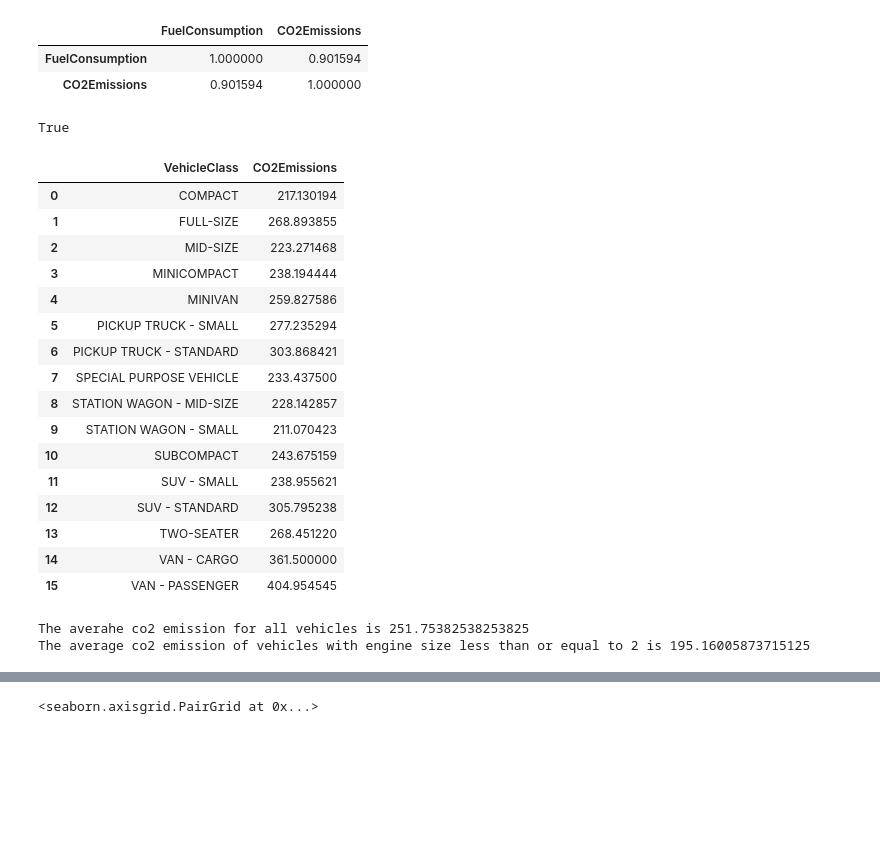
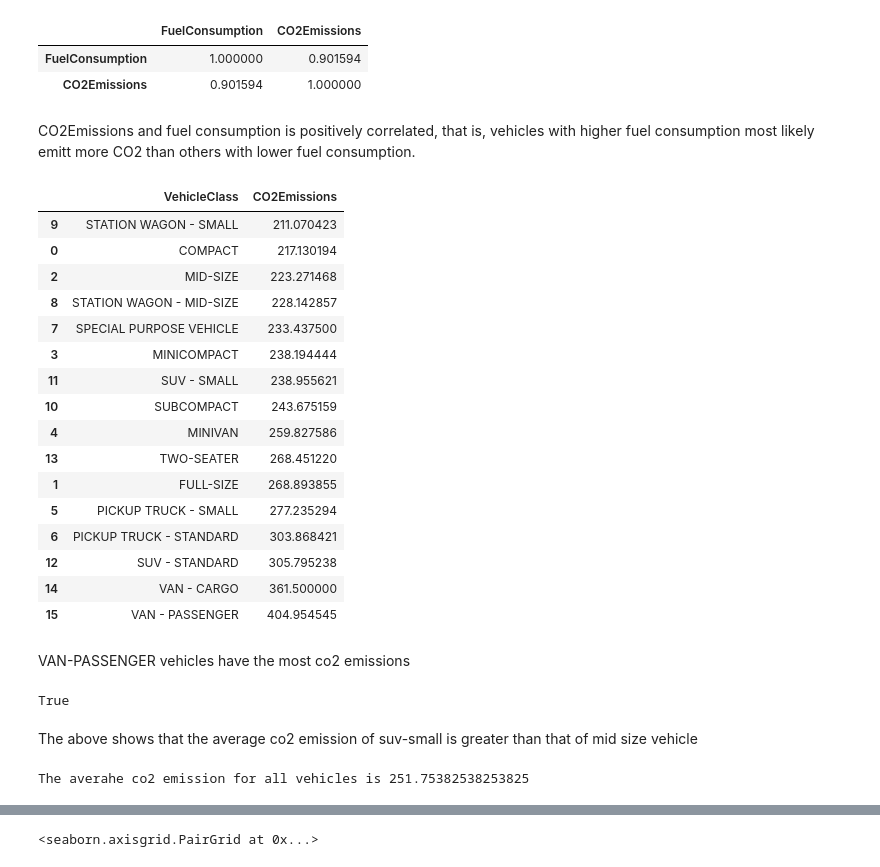
Before and after one commit to i-am-christy/co2_emissions_analysis, a Jupyter notebook: co2_emissions.ipynb, the cells around one changed output, grey strips where cells are left out. Drawn from its saved outputs; the diff is of its cells as text; code cells hidden in the pictures; blank space fills up the shorter version.

```diff
--- a/co2_emissions.ipynb
+++ b/co2_emissions.ipynb
@@ -65,41 +112,44 @@ emissions[["FuelConsumption", "CO2Emissions"]].corr()
 |  | FuelConsumption | CO2Emissions |
 | FuelConsumption | 1.000000 | 0.901594 |
 | CO2Emissions | 0.901594 | 1.000000 |
+# %% [markdown]
+CO2Emissions and fuel consumption is positively correlated, that is, vehicles with higher fuel consumption most likely emitt more CO2 than others with lower fuel consumption.
 # %%
 #average of co2 emission by vehicle class
 avg_co2_by_vehicle = emissions.groupby(["VehicleClass"])["CO2Emissions"].mean()
 avg_co2 = pd.DataFrame(data=avg_co2_by_vehicle, index=None, columns=["CO2Emissions"])
-#comparing the co2 emissions avg between suv-small and mid size
 avg_co2 =  avg_co2.reset_index()
-list(avg_co2[avg_co2["VehicleClass"] == "SUV - SMALL"]["CO2Emissions"])>list(avg_co2[avg_co2["VehicleClass"] == "MID-SIZE"]["CO2Emissions"])
+avg_co2.sort_values("CO2Emissions")
 # %% [output]
-True
+|  | VehicleClass | CO2Emissions |
+| 9 | STATION WAGON - SMALL | 211.070423 |
+| 0 | COMPACT | 217.130194 |
+| 2 | MID-SIZE | 223.271468 |
+| 8 | STATION WAGON - MID-SIZE | 228.142857 |
+| 7 | SPECIAL PURPOSE VEHICLE | 233.437500 |
+| 3 | MINICOMPACT | 238.194444 |
+| 11 | SUV - SMALL | 238.955621 |
+| 10 | SUBCOMPACT | 243.675159 |
+| 4 | MINIVAN | 259.827586 |
+| 13 | TWO-SEATER | 268.451220 |
+| 1 | FULL-SIZE | 268.893855 |
+| 5 | PICKUP TRUCK - SMALL | 277.235294 |
+| 6 | PICKUP TRUCK - STANDARD | 303.868421 |
+| 12 | SUV - STANDARD | 305.795238 |
+| 14 | VAN - CARGO | 361.500000 |
+| 15 | VAN - PASSENGER | 404.954545 |
-# %%
-avg_co2
-# %% [output]
-|  | VehicleClass | CO2Emissions |
-| 0 | COMPACT | 217.130194 |
-| 1 | FULL-SIZE | 268.893855 |
-| 2 | MID-SIZE | 223.271468 |
-| 3 | MINICOMPACT | 238.194444 |
-| 4 | MINIVAN | 259.827586 |
-| 5 | PICKUP TRUCK - SMALL | 277.235294 |
-| 6 | PICKUP TRUCK - STANDARD | 303.868421 |
-| 7 | SPECIAL PURPOSE VEHICLE | 233.437500 |
-| 8 | STATION WAGON - MID-SIZE | 228.142857 |
-| 9 | STATION WAGON - SMALL | 211.070423 |
-| 10 | SUBCOMPACT | 243.675159 |
-| 11 | SUV - SMALL | 238.955621 |
-| 12 | SUV - STANDARD | 305.795238 |
-| 13 | TWO-SEATER | 268.451220 |
-| 14 | VAN - CARGO | 361.500000 |
-| 15 | VAN - PASSENGER | 404.954545 |
+# %% [markdown]
+VAN-PASSENGER vehicles have the most co2 emissions
+# %%
+#comparing the co2 emissions avg between suv-small and mid size
+list(avg_co2[avg_co2["VehicleClass"] == "SUV - SMALL"]["CO2Emissions"])>list(avg_co2[avg_co2["VehicleClass"] == "MID-SIZE"]["CO2Emissions"])
+# %% [output]
+True
+# %% [markdown]
+The above shows that the average co2 emission of suv-small is greater than that of mid size vehicle
 # %%
-#calculating the average
+#calculating the average co2 emissions for all vehicles
 avg_co2_for_all = emissions["CO2Emissions"].mean()
 print(f"The averahe co2 emission for all vehicles is {avg_co2_for_all}")
-enginelt2 = emissions[(emissions["EngineSize"] < 2.0 )| (emissions["EngineSize"] == 2.0)]
-print(f'The average co2 emission of vehicles with engine size less than or equal to 2 is {enginelt2["CO2Emissions"].mean()}')
 # %% [output]
 The averahe co2 emission for all vehicles is 251.75382538253825
-The average co2 emission of vehicles with engine size less than or equal to 2 is 195.16005873715125
```
Also changed, not shown: parts of 23 cells of this notebook.
